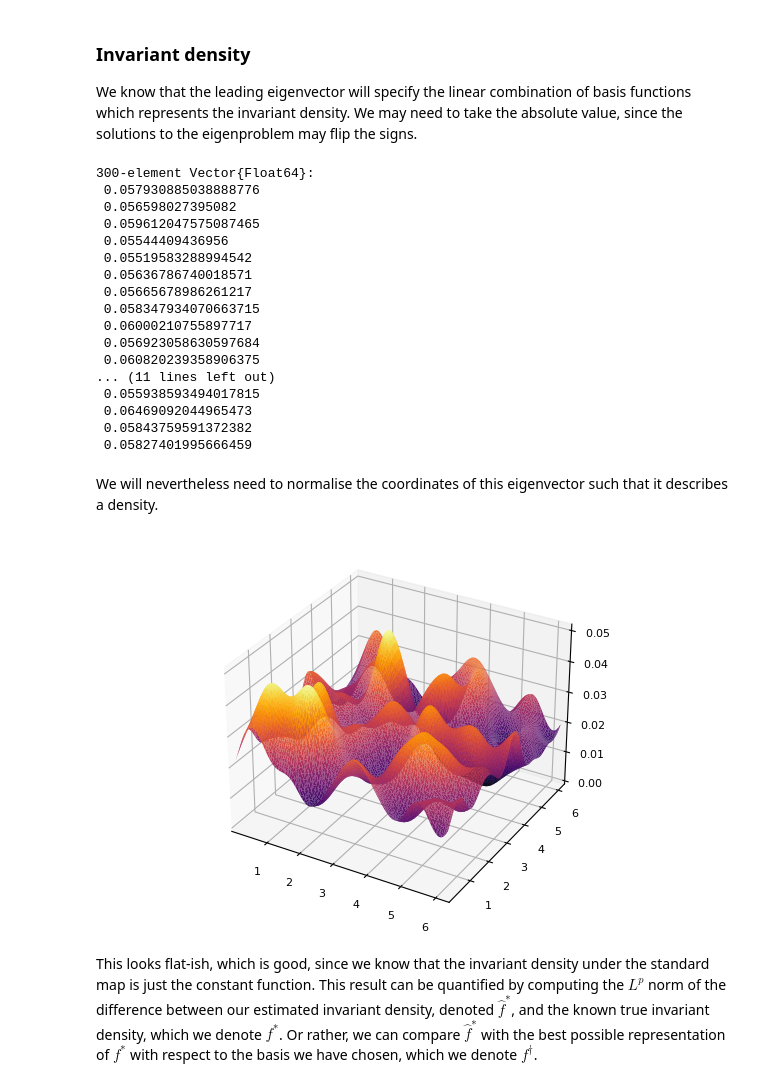
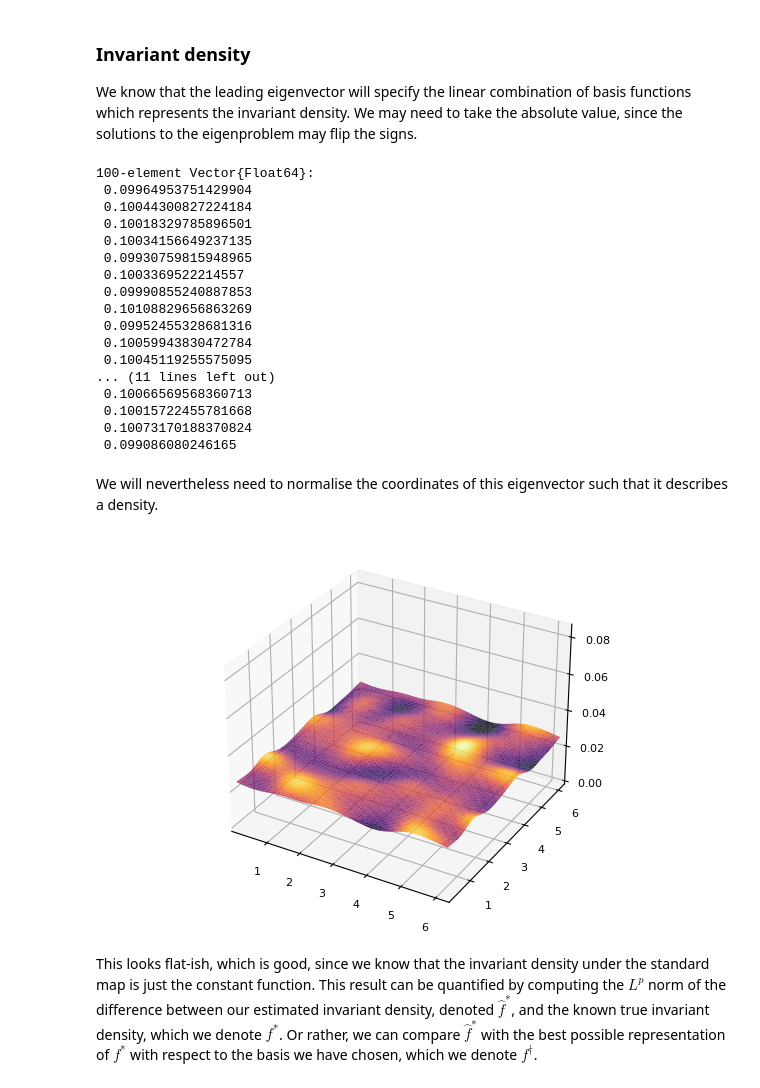
Before and after one commit to rcushen/thesis, a Jupyter notebook: Scattered points, scattered bases.ipynb, the cells around one changed output. Cells and saved outputs as stored; diff of their text form; code cells hidden in the pictures.

```diff
--- a/Scattered points, scattered bases.ipynb
+++ b/Scattered points, scattered bases.ipynb
@@ -32,4 +32,9 @@ sample_size = 300;
 s = sampledist(sample_size);
+# %%
+sample_grid_size = 10;
+sample_size = sample_grid_size ^ 2;
+s = creategrid(0, range, sample_grid_size);
+s = mod.(s + (rand(sample_size,2) ./ 5), range);
 # %%
 X = s;
 Y = S(X);
@@ -145,7 +135,7 @@ c_test = π * ϵ_test_functions^2;
 C = c_test * ones(n_test_functions);
 w_av = (range^2) / sample_size;
 # %%
-w, residual, objvalue = nnlsq_pen(Ψ, C, w_av, 0.1);
+w, residual, objvalue = nnlsq_pen(Ψ, C, w_av, 0.0);
 # %% [output]
 Academic license - for non-commercial use only - expires 2021-08-05
 Warning for adding constraints: zero or small (< 1e-13) coefficients, ignored
@@ -301,35 +301,35 @@ We know that the leading eigenvector will specify the linear combination of basi
 # %%
 display(α)
 # %% [output]
-300-element Vector{Float64}:
- 0.057930885038888776
- 0.056598027395082
- 0.059612047575087465
- 0.05544409436956
- 0.05519583288994542
- 0.05636786740018571
- 0.05665678986261217
- 0.058347934070663715
- 0.06000210755897717
- 0.056923058630597684
- 0.060820239358906375
+100-element Vector{Float64}:
+ 0.09964953751429904
+ 0.10044300827224184
+ 0.10018329785896501
+ 0.10034156649237135
+ 0.09930759815948965
+ 0.1003369522214557
+ 0.09990855240887853
+ 0.10108829656863269
+ 0.09952455328681316
+ 0.10059943830472784
+ 0.10045119255575095
 ... (11 lines left out)
- 0.055938593494017815
- 0.06469092044965473
- 0.05843759591372382
- 0.05827401995666459
+ 0.10066569568360713
+ 0.10015722455781668
+ 0.10073170188370824
+ 0.099086080246165
 # %% [markdown]
 We will nevertheless need to normalise the coordinates of this eigenvector such that it describes a density.
 # %%
 estimated_invariant_density = basis_combination(grid, basis_locs, φ, ϵ, α);
-integral = (range^2) * sum(estimated_invariant_density) / n_gridpoints;
-α_normalised = α / integral;
+estimated_invariant_density_integral = ( (range^2) / n_gridpoints ) * sum(estimated_invariant_density) ;
+α_normalised = α / estimated_invariant_density_integral;
 estimated_invariant_density_normalised = basis_combination(grid, basis_locs, φ, ϵ, α_normalised);
 # %%
 surface(grid[:,1], grid[:,2], estimated_invariant_density_normalised; legend=false)
-zlims!(0, maximum(estimated_invariant_density_normalised)*1.1)
+zlims!(0, maximum(estimated_invariant_density_normalised)*3)
 # %% [output]
-[figure, old version]
+[figure, new version]
 # %% [markdown]
 This looks flat-ish, which is good, since we know that the invariant density under the standard map is just the constant function. This result can be quantified by computing the $L^p$ norm of the difference between our estimated invariant density, denoted $\hat{f}^*$, and the known true invariant density, which we denote $f^*$. Or rather, we can compare $\hat{f}^*$ with the best possible representation of $f^*$ with respect to the basis we have chosen, which we denote $f^\dagger$.
 # %%
```
Also changed, not shown: parts of 51 cells of this notebook, 1 other file.
